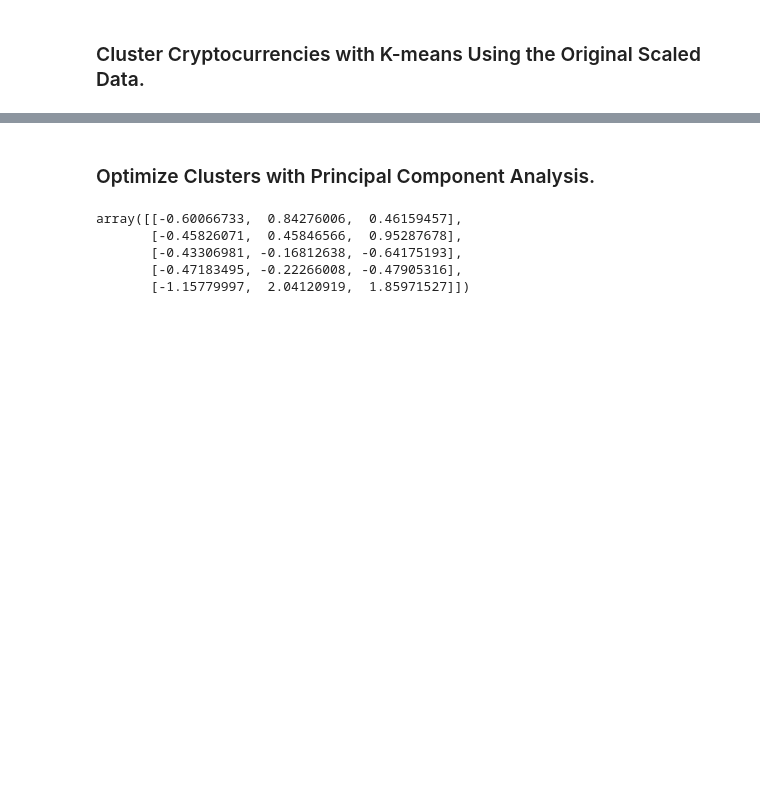
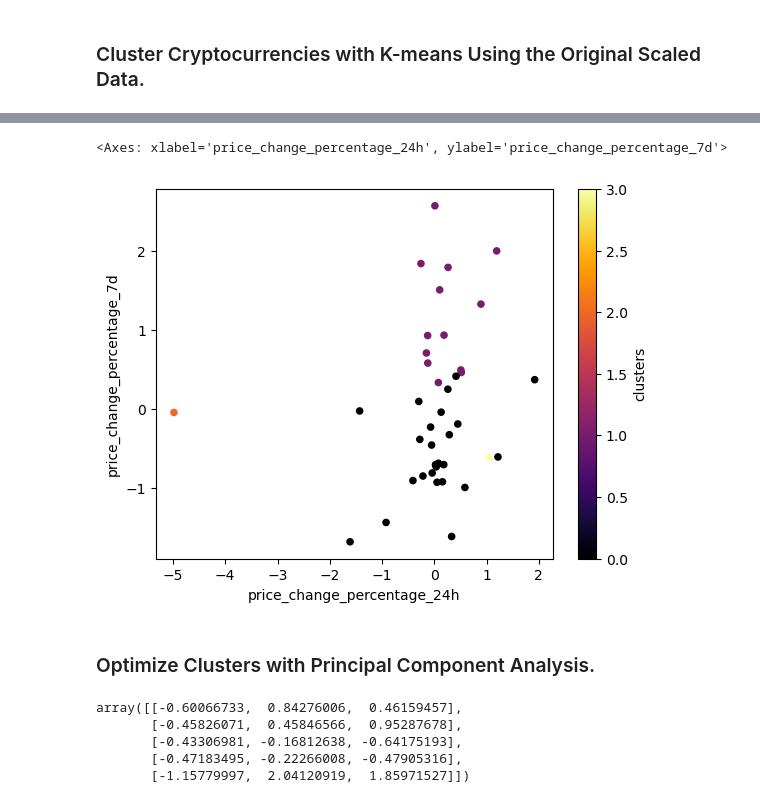
Before and after one commit to jebamania/CryptoClustering, a Jupyter notebook: Crypto_Clustering.ipynb, the cells around one changed output, grey strips where cells are left out. Drawn from its saved outputs; the diff is of its cells as text; code cells hidden in the pictures; blank space fills up the shorter version.

```diff
--- a/Crypto_Clustering.ipynb
+++ b/Crypto_Clustering.ipynb
@@ -158,8 +175,11 @@ df_market_data.head()
 # %%
 # Create a copy of the DataFrame
+df_market_data_predict = df_market_data.copy()
 # %%
 # Add a new column to the DataFrame with the predicted clusters
-
+df_market_data_predict['clusters'] = k4_predict
 
 # Display sample data
+display(df_market_data_predict['clusters'].value_counts())
+display(df_market_data_predict.head())
 # %% [output]
@@ -173,7 +213,15 @@ df_market_data.head()
 # %%
 # Create a scatter plot using Pandas plot by setting
 # `x="price_change_percentage_24h"` and `y="price_change_percentage_7d"`.
 # Use "rainbow" for the color to better visualize the data.
+df_market_data_predict.plot.scatter(
+    x="price_change_percentage_24h",
+    y="price_change_percentage_7d",
+    c="clusters",
+    colormap='inferno')
+# %% [output]
+<Axes: xlabel='price_change_percentage_24h', ylabel='price_change_percentage_7d'>
+[figure, added]
 # %% [markdown]
 ### Optimize Clusters with Principal Component Analysis.
 # %%
```
Also changed, not shown: parts of 9 cells of this notebook.
